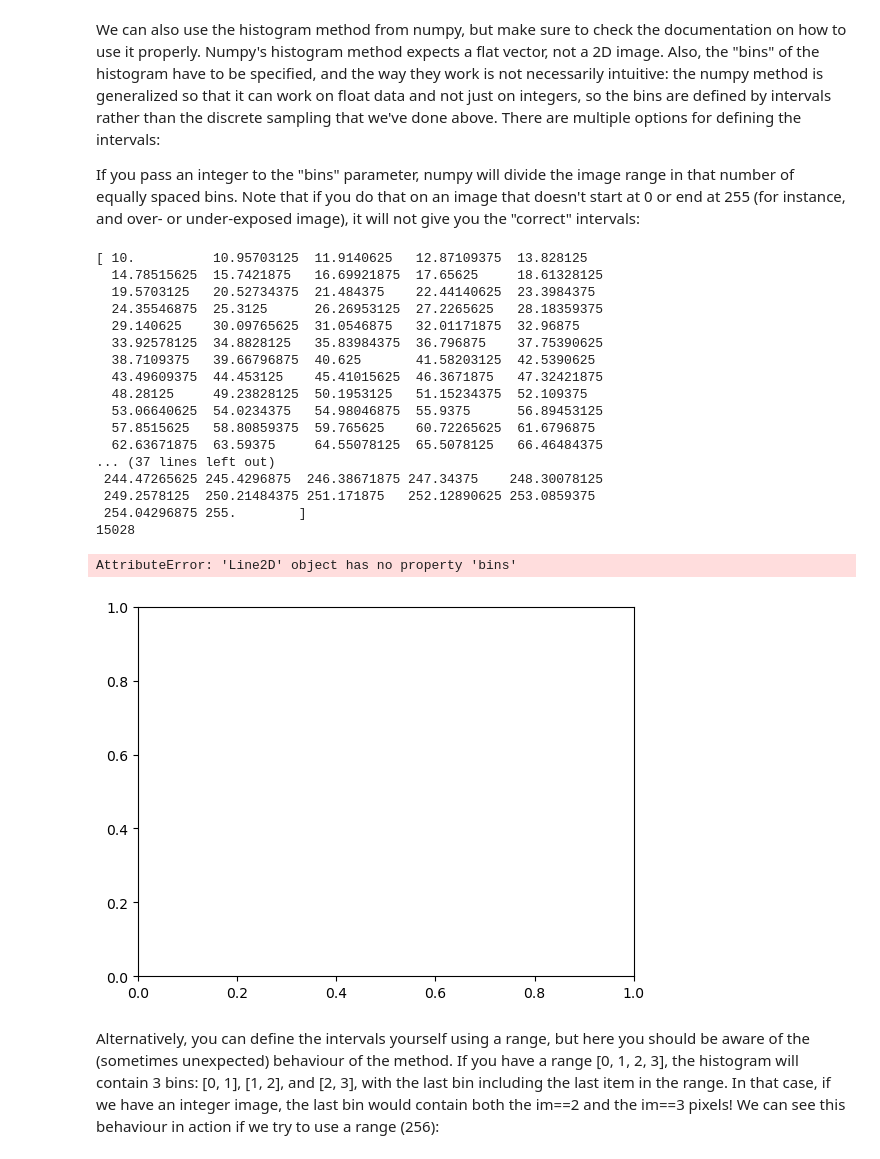
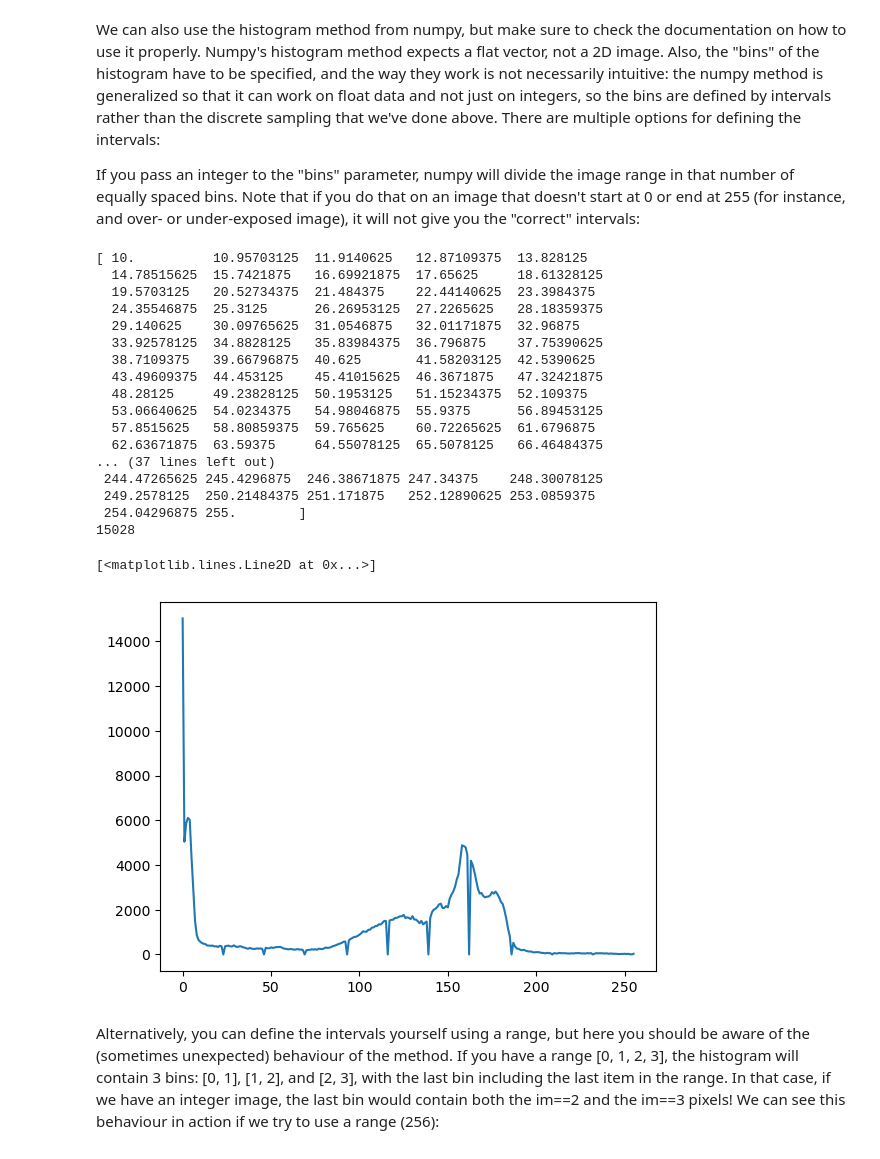
Before and after one commit to Seazs/info-h-500, a Jupyter notebook: docs/LABS/TP1_Image_Information(le_bon).ipynb, the cells around one changed output. Drawn from its saved outputs; the diff is of its cells as text; code cells hidden in the pictures.

```diff
--- a/docs/LABS/TP1_Image_Information(le_bon).ipynb
+++ b/docs/LABS/TP1_Image_Information(le_bon).ipynb
@@ -263,32 +263,32 @@ If you pass an integer to the "bins" parameter, numpy will divide the image rang
 # %%
 im2 = imcamera.copy()
 im2 = np.maximum(im2, 10) # set all pixels with value < 10 to 10.
 hist_np, bins = np.histogram(im2.flatten(), bins=256)
 print(bins)
 print(hist_np[0])
 
 plt.figure()
-plt.plot(hist_np, bin= 245, range =(10, 255))
+plt.plot(hist_np)
 # %% [output]
 [ 10.          10.95703125  11.9140625   12.87109375  13.828125
   14.78515625  15.7421875   16.69921875  17.65625     18.61328125
   19.5703125   20.52734375  21.484375    22.44140625  23.3984375
   24.35546875  25.3125      26.26953125  27.2265625   28.18359375
   29.140625    30.09765625  31.0546875   32.01171875  32.96875
   33.92578125  34.8828125   35.83984375  36.796875    37.75390625
   38.7109375   39.66796875  40.625       41.58203125  42.5390625
   43.49609375  44.453125    45.41015625  46.3671875   47.32421875
   48.28125     49.23828125  50.1953125   51.15234375  52.109375
   53.06640625  54.0234375   54.98046875  55.9375      56.89453125
   57.8515625   58.80859375  59.765625    60.72265625  61.6796875
   62.63671875  63.59375     64.55078125  65.5078125   66.46484375
 ... (37 lines left out)
  244.47265625 245.4296875  246.38671875 247.34375    248.30078125
  249.2578125  250.21484375 251.171875   252.12890625 253.0859375
  254.04296875 255.        ]
 15028
-AttributeError: 'Line2D' object has no property 'bins'
+[<matplotlib.lines.Line2D at 0x...>]
-[figure, old version]
+[figure, new version]
 # %% [markdown]
 Alternatively, you can define the intervals yourself using a range, but here you should be aware of the (sometimes unexpected) behaviour of the method. If you have a range [0, 1, 2, 3], the histogram will contain 3 bins: [0, 1], [1, 2], and [2, 3], with the last bin including the last item in the range. In that case, if we have an integer image, the last bin would contain both the im==2 and the im==3 pixels! We can see this behaviour in action if we try to use a range (256):
 # %%
```
Also changed, not shown: parts of 1 cell of this notebook.
